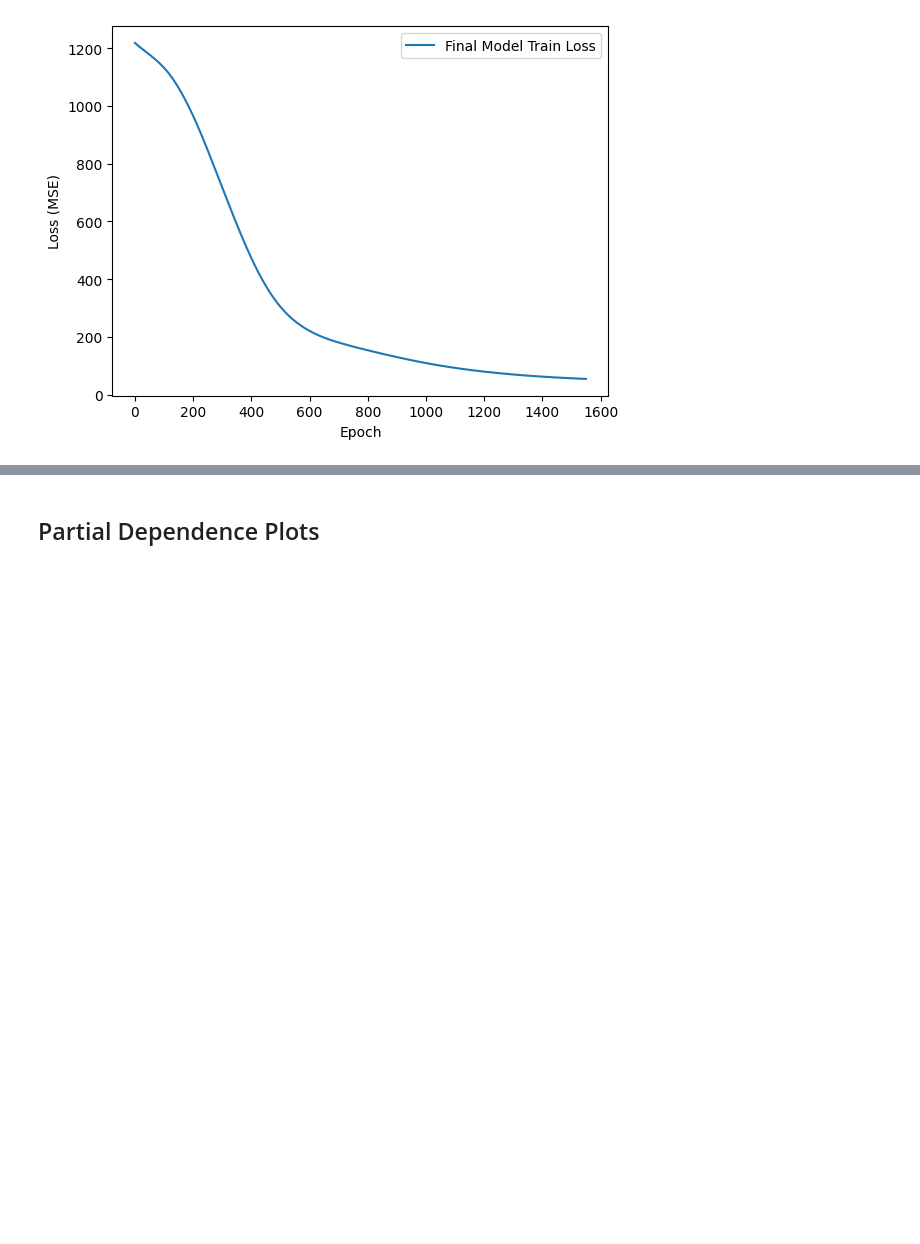
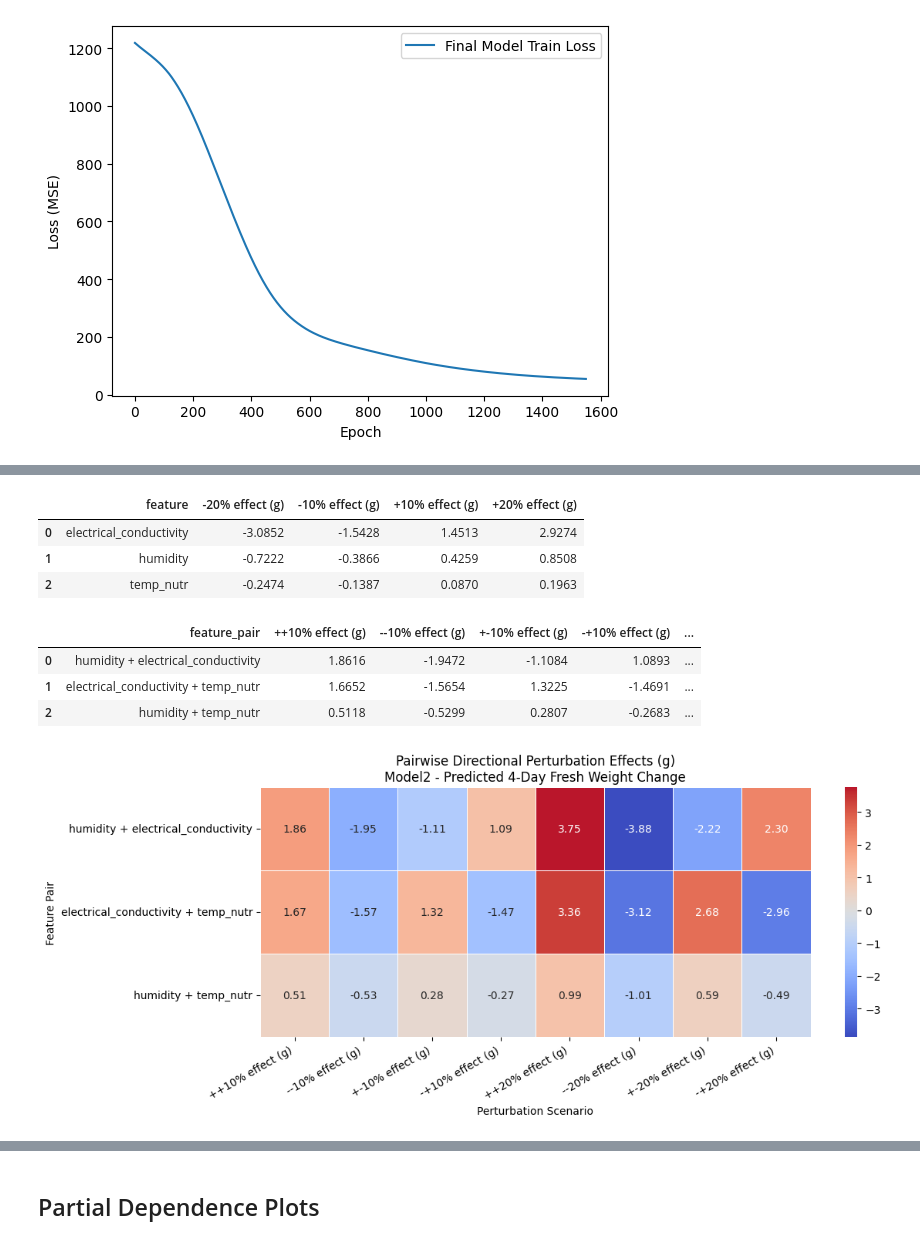
Before and after one commit to GerardoG2/plant-health-status, a Jupyter notebook: Notebooks/NeuralNetwork_tboth.ipynb, the cells around one changed output, grey strips where cells are left out. Drawn from its saved outputs; the diff is of its cells as text; code cells hidden in the pictures; blank space fills up the shorter version.

Commit message:
perturbation for combinatinos

```diff
--- a/Notebooks/NeuralNetwork_tboth.ipynb
+++ b/Notebooks/NeuralNetwork_tboth.ipynb
@@ -762,0 +1068,45 @@ carbon_dioxide             RMSE=7.8046  (Δ=+0.2322,  sd=0.1485)
+# %%
+single_perturbation_df
+# %% [output]
+|  | feature | -20% effect (g) | -10% effect (g) | +10% effect (g) | +20% effect (g) |
+| 0 | electrical_conductivity | -3.0852 | -1.5428 | 1.4513 | 2.9274 |
+| 1 | humidity | -0.7222 | -0.3866 | 0.4259 | 0.8508 |
+| 2 | temp_nutr | -0.2474 | -0.1387 | 0.0870 | 0.1963 |
+# %%
+pair_perturbation_directional_df
+# %% [output]
+|  | feature_pair | ++10% effect (g) | --10% effect (g) | +-10% effect (g) | -+10% effect (g) | ... |
+| 0 | humidity + electrical_conductivity | 1.8616 | -1.9472 | -1.1084 | 1.0893 | ... |
+| 1 | electrical_conductivity + temp_nutr | 1.6652 | -1.5654 | 1.3225 | -1.4691 | ... |
+| 2 | humidity + temp_nutr | 0.5118 | -0.5299 | 0.2807 | -0.2683 | ... |
+# %%
+import seaborn as sns
+import matplotlib.pyplot as plt
+
+# Set feature pair as index
+df = pair_perturbation_directional_df.set_index("feature_pair")
+
+# Keep only scenario columns
+df = df.copy()
+
+plt.figure(figsize=(12, 5))
+
+sns.heatmap(
+    df,
+    annot=True,
+    fmt=".2f",
+    cmap="coolwarm",
+    center=0,
+    linewidths=0.5
+)
+
+plt.title("Pairwise Directional Perturbation Effects (g)\nModel2 - Predicted 4-Day Fresh Weight Change")
+plt.ylabel("Feature Pair")
+plt.xlabel("Perturbation Scenario")
+plt.xticks(rotation=30, ha='right')
+
+plt.tight_layout()
+plt.savefig('../Figures/combined_nnmodel2_pairwise_directional_heatmap.png', bbox_inches='tight')
+plt.show()
+# %% [output]
+[figure, added]
```
Also changed, not shown: parts of 28 cells of this notebook, 37 other files.
